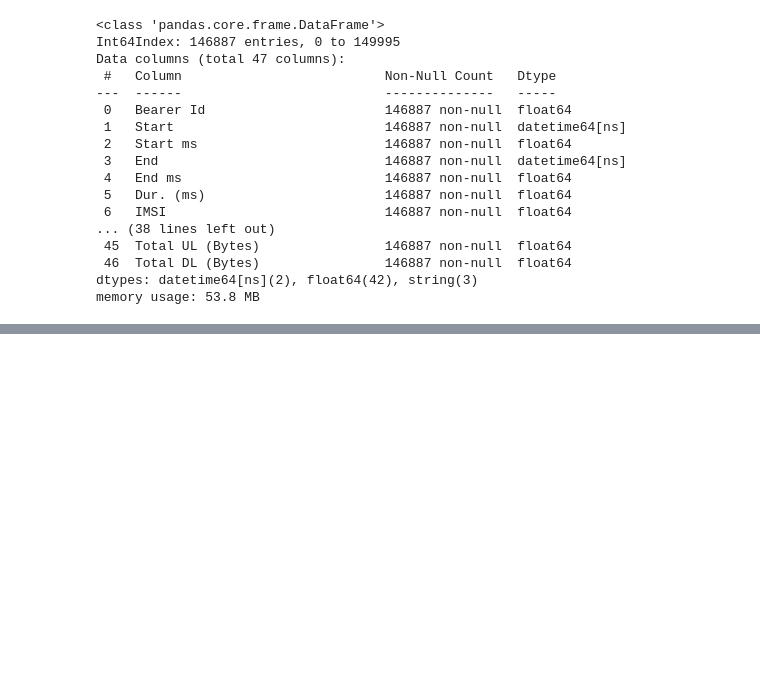
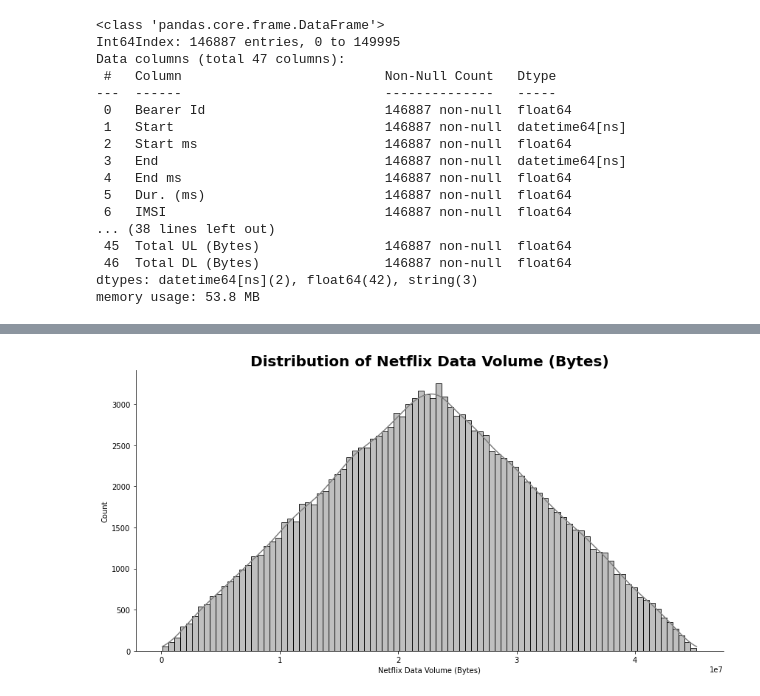
Before and after one commit to hewanm/Telecommunication_Data_Analysis, a Jupyter notebook: User_Overview_analysis.ipynb, the cells around one changed output, grey strips where cells are left out. Saved outputs shown, nothing was run; the diff lists cells and outputs as text; code cells hidden in the pictures; blank space fills up the shorter version.

```diff
--- a/User_Overview_analysis.ipynb
+++ b/User_Overview_analysis.ipynb
@@ -431,0 +637,4 @@ db.to_csv('data/preprocessed_data.csv')
+# %%
+plot_hist(db, 'Netflix Data Volume (Bytes)', 'grey')
+# %% [output]
+[figure, added]
```
Also changed, not shown: parts of 38 cells of this notebook, 5 other files.
